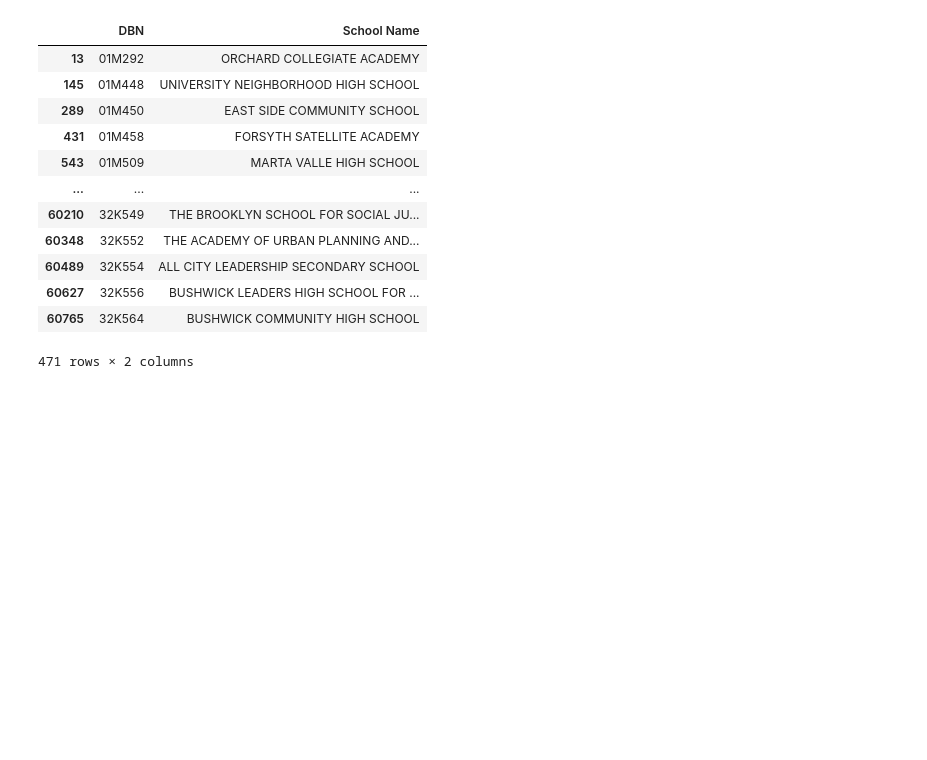
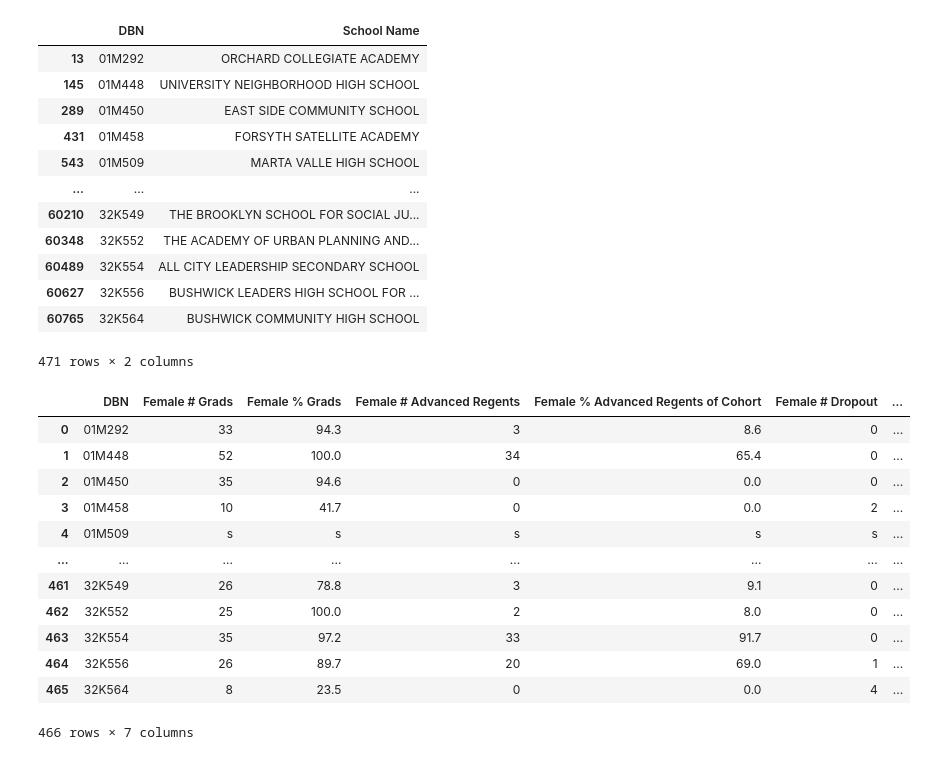
Before and after one commit to es2681/group_project, a Jupyter notebook: Transformed Data Tables/Gender.ipynb, the cells around one changed output. Drawn from its saved outputs; the diff is of its cells as text; code cells hidden in the pictures; blank space fills up the shorter version.

```diff
--- a/Transformed Data Tables/Gender.ipynb
+++ b/Transformed Data Tables/Gender.ipynb
@@ -86,5 +86,19 @@ school_names
 471 rows × 2 columns
 # %%
 female = df2.loc[df2['Category'] == 'Female', ['DBN', '# Grads', '% Grads', '# Advanced Regents', '% Advanced Regents of Cohort', '# Dropout', '% Dropout']].set_index('DBN')
-asian = asian.add_prefix('Asian ').reset_index()
-asian
+female = female.add_prefix('Female ').reset_index()
+female
+# %% [output]
+|  | DBN | Female # Grads | Female % Grads | Female # Advanced Regents | Female % Advanced Regents of Cohort | Female # Dropout | ... |
+| 0 | 01M292 | 33 | 94.3 | 3 | 8.6 | 0 | ... |
+| 1 | 01M448 | 52 | 100.0 | 34 | 65.4 | 0 | ... |
+| 2 | 01M450 | 35 | 94.6 | 0 | 0.0 | 0 | ... |
+| 3 | 01M458 | 10 | 41.7 | 0 | 0.0 | 2 | ... |
+| 4 | 01M509 | s | s | s | s | s | ... |
+| ... | ... | ... | ... | ... | ... | ... | ... |
+| 461 | 32K549 | 26 | 78.8 | 3 | 9.1 | 0 | ... |
+| 462 | 32K552 | 25 | 100.0 | 2 | 8.0 | 0 | ... |
+| 463 | 32K554 | 35 | 97.2 | 33 | 91.7 | 0 | ... |
+| 464 | 32K556 | 26 | 89.7 | 20 | 69.0 | 1 | ... |
+| 465 | 32K564 | 8 | 23.5 | 0 | 0.0 | 4 | ... |
+466 rows × 7 columns
```
Also changed, not shown: parts of 2 cells of this notebook.
